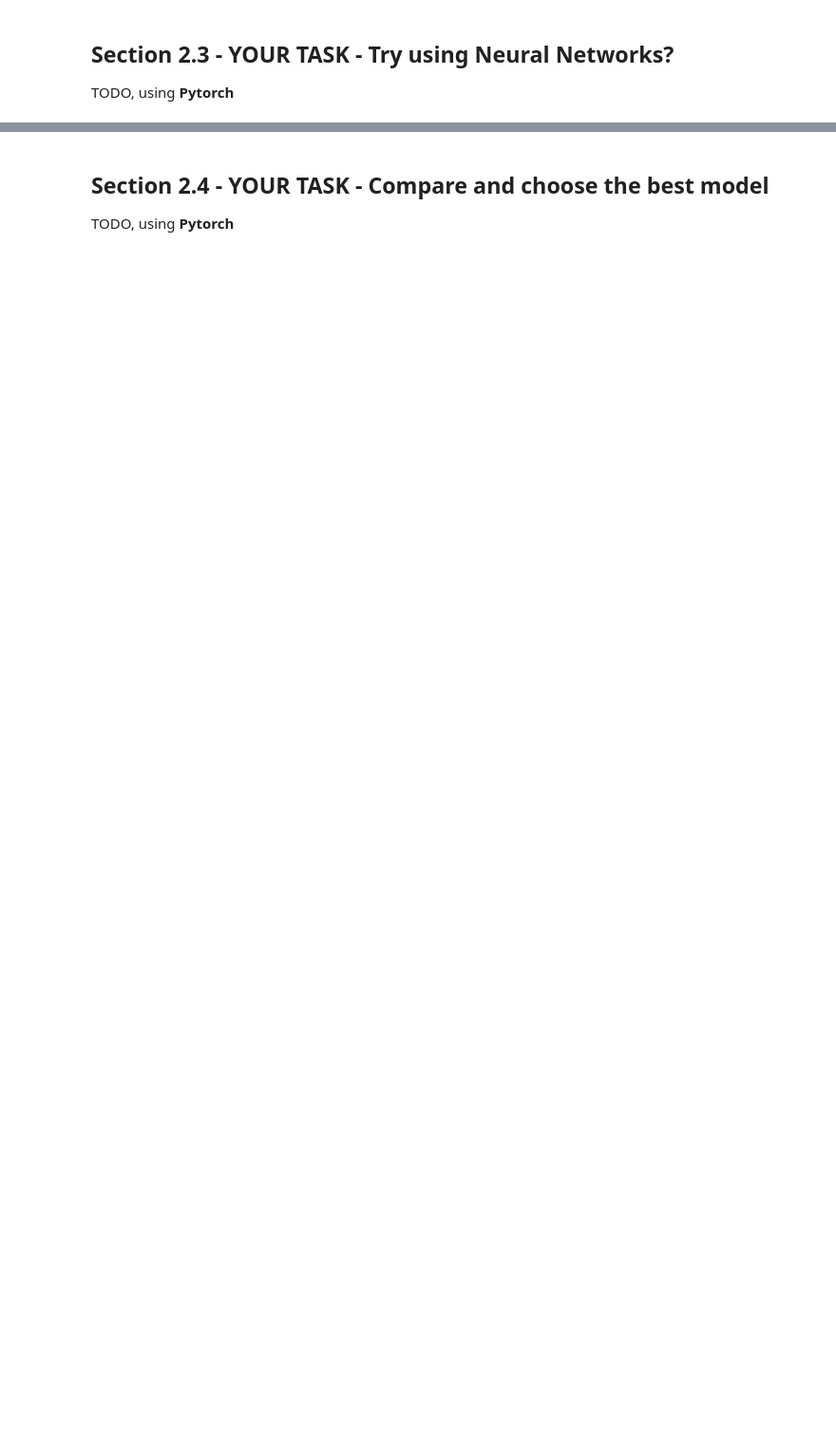
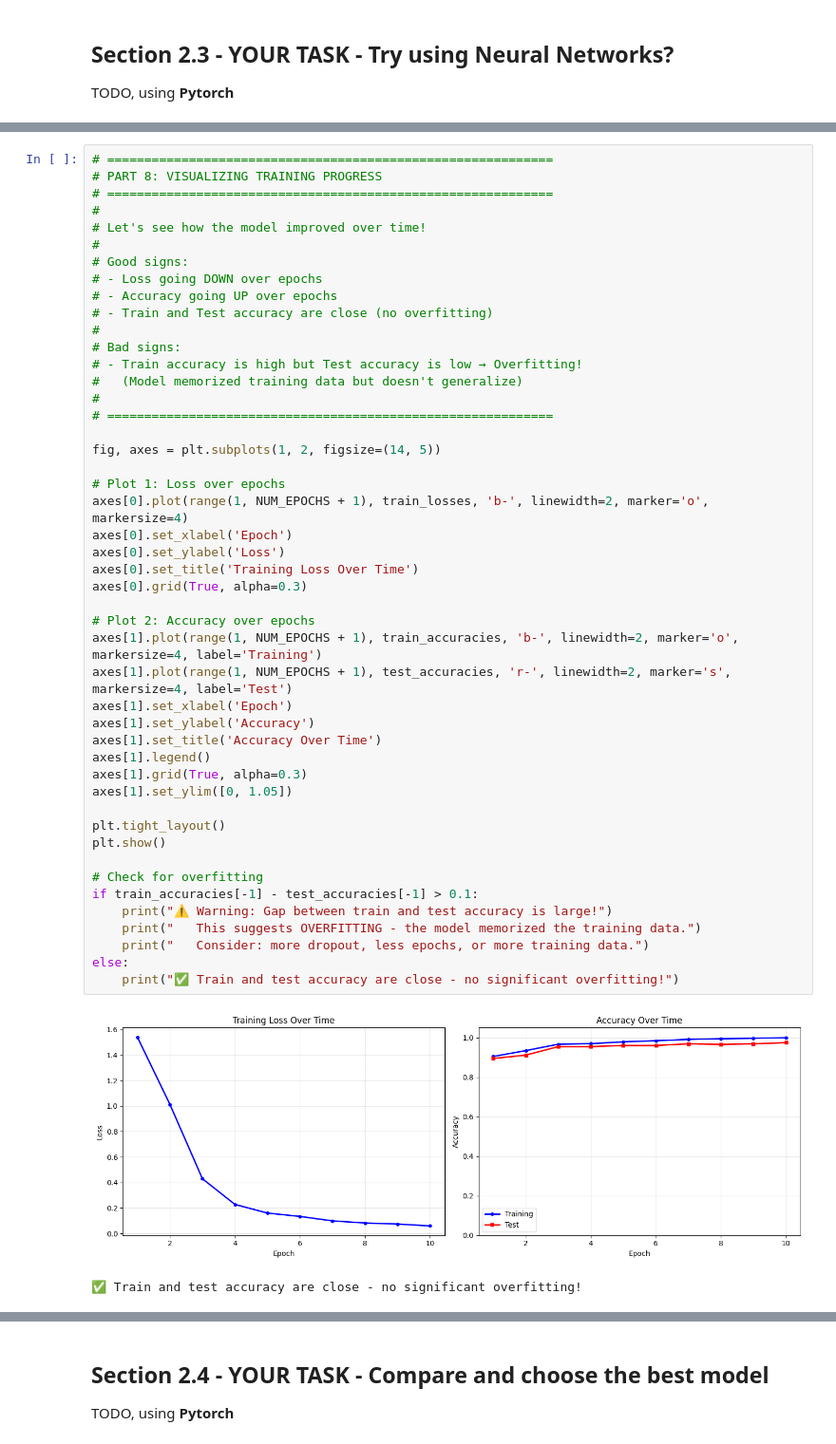
Before and after one commit to eth-bmai-fs26/project, a Jupyter notebook: week1/task_meeting/project_task_meeting.ipynb, the cells around one changed output, grey strips where cells are left out. Shown at 95% size. Cells and saved outputs as stored; diff of their text form; blank space fills up the shorter version.

```diff
--- a/week1/task_meeting/project_task_meeting.ipynb
+++ b/week1/task_meeting/project_task_meeting.ipynb
@@ -144,0 +1124,50 @@ TODO, using **Pytorch**
+# %%
+# ============================================================
+# PART 8: VISUALIZING TRAINING PROGRESS
+# ============================================================
+#
+# Let's see how the model improved over time!
+#
+# Good signs:
+# - Loss going DOWN over epochs
+# - Accuracy going UP over epochs
+# - Train and Test accuracy are close (no overfitting)
+#
+# Bad signs:
+# - Train accuracy is high but Test accuracy is low → Overfitting!
+#   (Model memorized training data but doesn't generalize)
+#
+# ============================================================
+
+fig, axes = plt.subplots(1, 2, figsize=(14, 5))
+
+# Plot 1: Loss over epochs
+axes[0].plot(range(1, NUM_EPOCHS + 1), train_losses, 'b-', linewidth=2, marker='o', markersize=4)
+axes[0].set_xlabel('Epoch')
+axes[0].set_ylabel('Loss')
+axes[0].set_title('Training Loss Over Time')
+axes[0].grid(True, alpha=0.3)
+
+# Plot 2: Accuracy over epochs
+axes[1].plot(range(1, NUM_EPOCHS + 1), train_accuracies, 'b-', linewidth=2, marker='o', markersize=4, label='Training')
+axes[1].plot(range(1, NUM_EPOCHS + 1), test_accuracies, 'r-', linewidth=2, marker='s', markersize=4, label='Test')
+axes[1].set_xlabel('Epoch')
+axes[1].set_ylabel('Accuracy')
+axes[1].set_title('Accuracy Over Time')
+axes[1].legend()
+axes[1].grid(True, alpha=0.3)
+axes[1].set_ylim([0, 1.05])
+
+plt.tight_layout()
+plt.show()
+
+# Check for overfitting
+if train_accuracies[-1] - test_accuracies[-1] > 0.1:
+    print("⚠️ Warning: Gap between train and test accuracy is large!")
+    print("   This suggests OVERFITTING - the model memorized the training data.")
+    print("   Consider: more dropout, less epochs, or more training data.")
+else:
+    print("✅ Train and test accuracy are close - no significant overfitting!")
+# %% [output]
+[figure, added]
+✅ Train and test accuracy are close - no significant overfitting!
```
Also changed, not shown: parts of 23 cells of this notebook.
